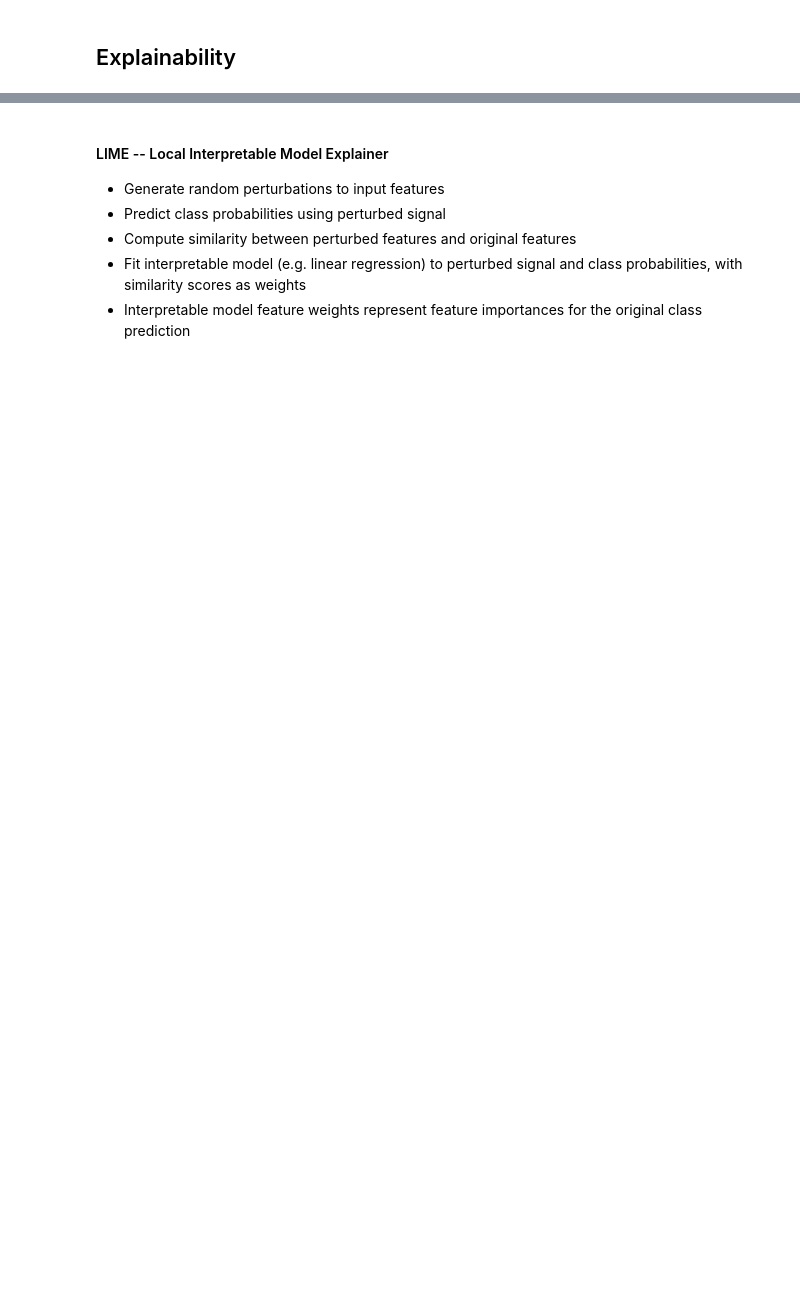
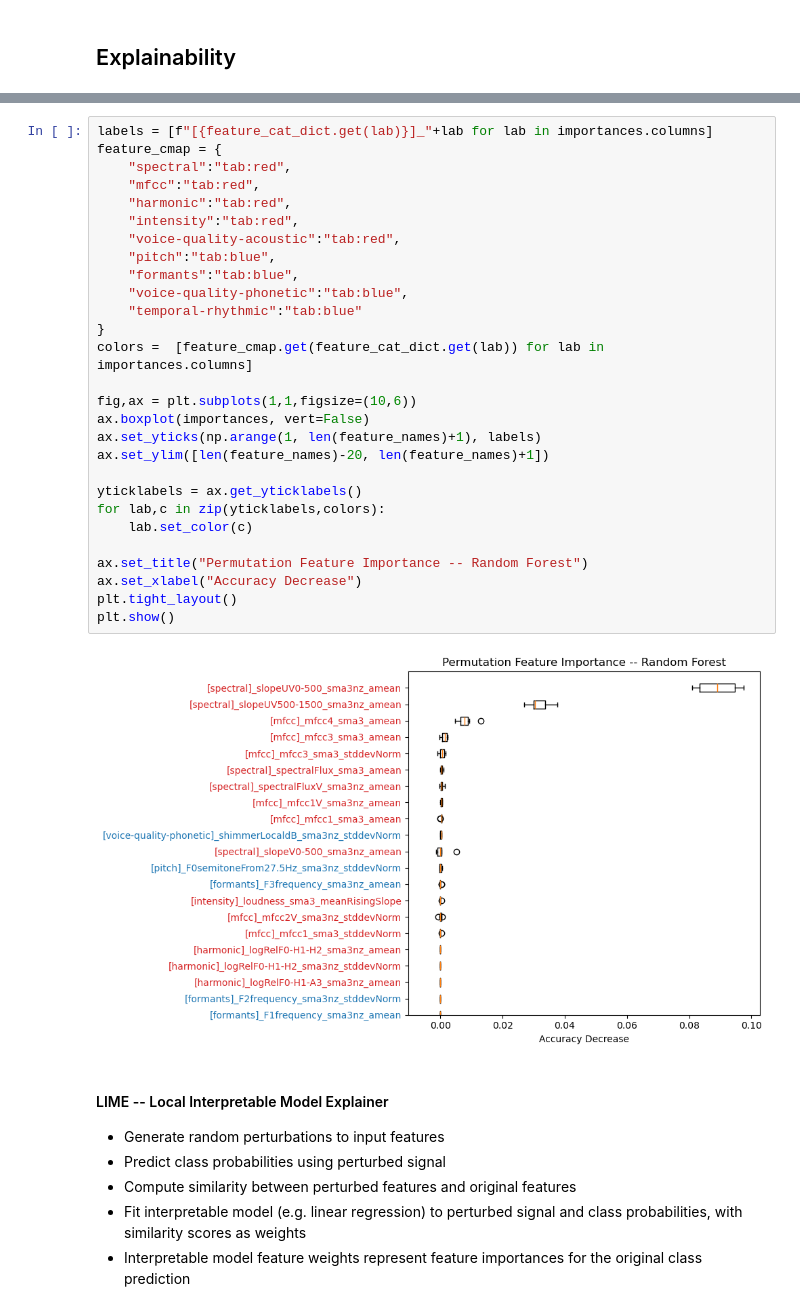
Before and after one commit to zpsheldon/amd-explainability, a Jupyter notebook: random-forest-analysis.ipynb, the cells around one changed output, grey strips where cells are left out. Drawn from its saved outputs; the diff is of its cells as text; blank space fills up the shorter version.

```diff
--- a/random-forest-analysis.ipynb
+++ b/random-forest-analysis.ipynb
@@ -120,3 +263,33 @@ plt.show()
+# %%
+labels = [f"[{feature_cat_dict.get(lab)}]_"+lab for lab in importances.columns]
+feature_cmap = {
+    "spectral":"tab:red",
+    "mfcc":"tab:red",
+    "harmonic":"tab:red",
+    "intensity":"tab:red",
+    "voice-quality-acoustic":"tab:red",
+    "pitch":"tab:blue",
+    "formants":"tab:blue",
+    "voice-quality-phonetic":"tab:blue",
+    "temporal-rhythmic":"tab:blue"
+}
+colors =  [feature_cmap.get(feature_cat_dict.get(lab)) for lab in importances.columns]
+
+fig,ax = plt.subplots(1,1,figsize=(10,6))
+ax.boxplot(importances, vert=False)
+ax.set_yticks(np.arange(1, len(feature_names)+1), labels)
+ax.set_ylim([len(feature_names)-20, len(feature_names)+1])
+
+yticklabels = ax.get_yticklabels()
+for lab,c in zip(yticklabels,colors):
+    lab.set_color(c)
+
+ax.set_title("Permutation Feature Importance -- Random Forest")
+ax.set_xlabel("Accuracy Decrease")
+plt.tight_layout()
+plt.show()
+# %% [output]
+[figure, added]
 # %% [markdown]
 #### LIME -- Local Interpretable Model Explainer
 - Generate random perturbations to input features
```
Also changed, not shown: parts of 20 cells of this notebook, 1 other file.
